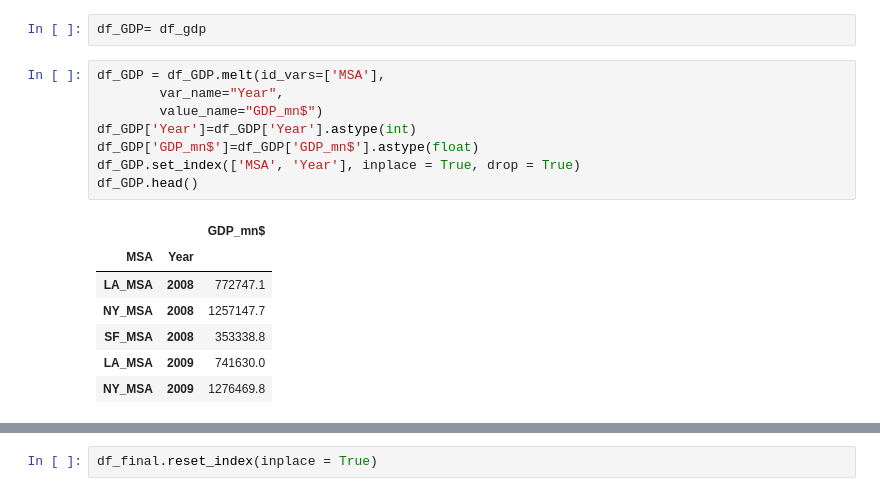
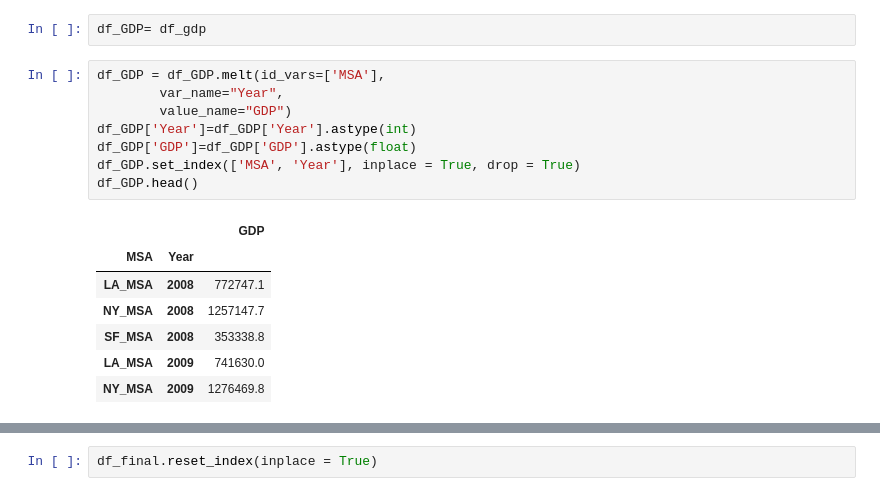
Before and after one commit to mpg33/Challenges_of_21st_Century_Growth, a Jupyter notebook: Deepak/etl.ipynb, the cells around one changed output, grey strips where cells are left out. Saved outputs shown, nothing was run; the diff lists cells and outputs as text.

```diff
--- a/Deepak/etl.ipynb
+++ b/Deepak/etl.ipynb
@@ -471,13 +470,13 @@ df_GDP= df_gdp
 # %%
 df_GDP = df_GDP.melt(id_vars=['MSA'],
         var_name="Year",
-        value_name="GDP_mn$")
+        value_name="GDP")
 df_GDP['Year']=df_GDP['Year'].astype(int)
-df_GDP['GDP_mn$']=df_GDP['GDP_mn$'].astype(float)
+df_GDP['GDP']=df_GDP['GDP'].astype(float)
 df_GDP.set_index(['MSA', 'Year'], inplace = True, drop = True)
 df_GDP.head()
 # %% [output]
-|  |  | GDP_mn$ |
+|  |  | GDP |
 | MSA | Year |  |
 | LA_MSA | 2008 | 772747.1 |
 | NY_MSA | 2008 | 1257147.7 |
```
Also changed, not shown: parts of 25 cells of this notebook, 11 other files.
